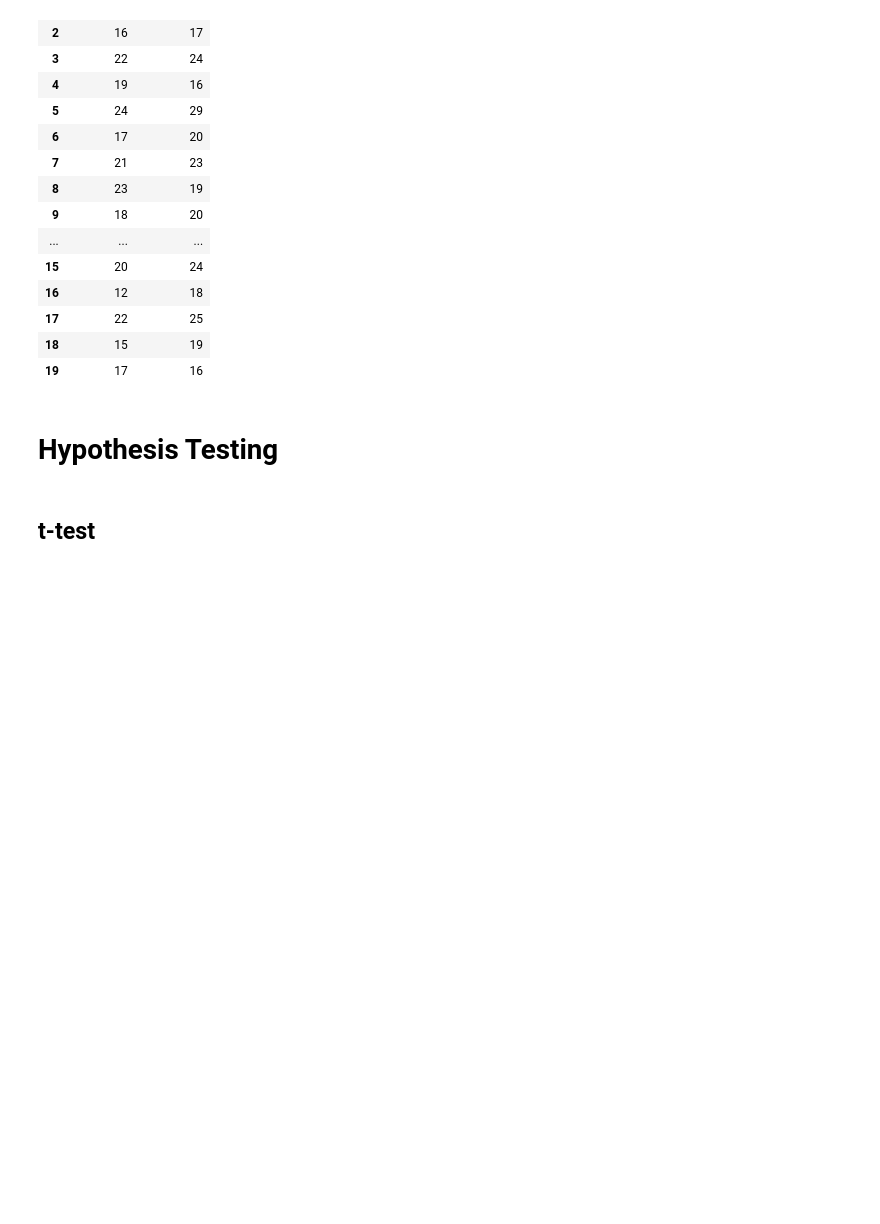
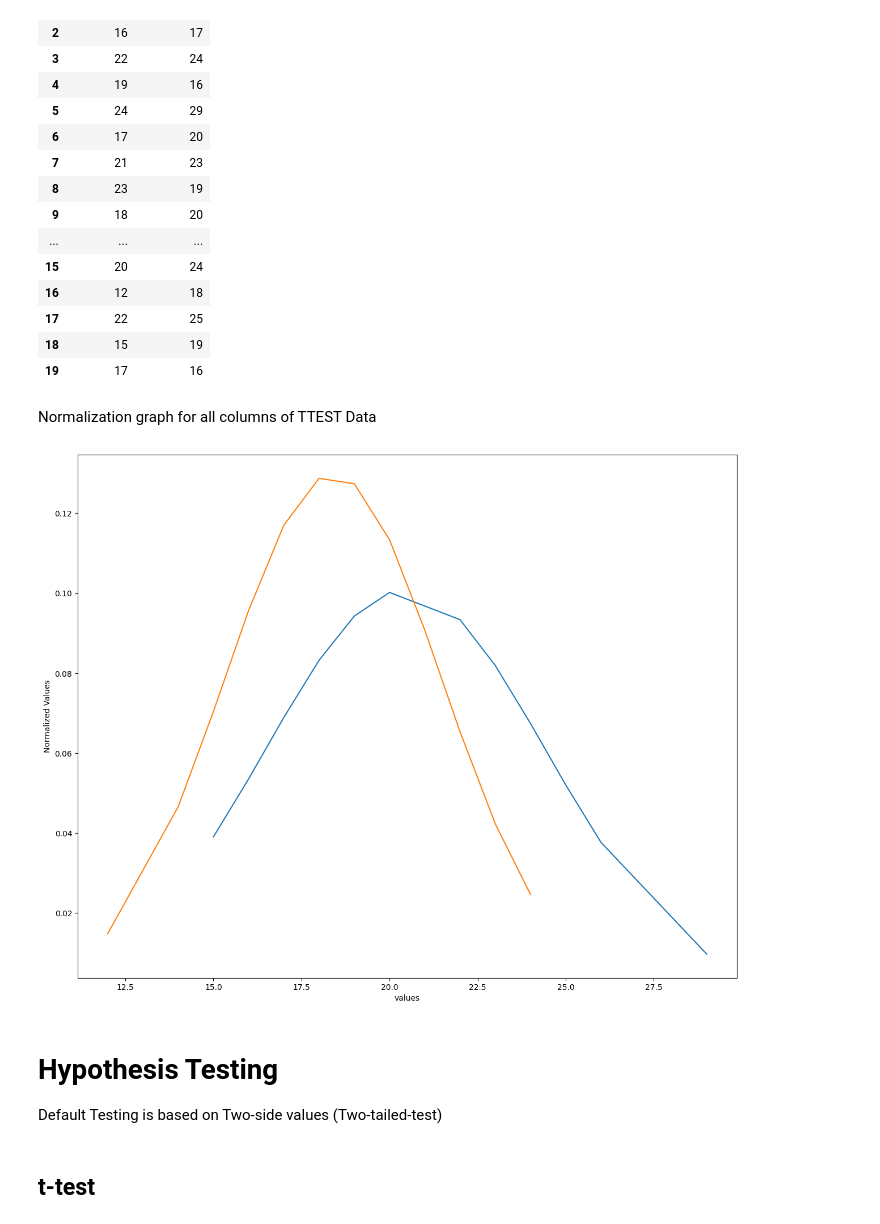
Before and after one commit to TechForEverybody/Applied_Data_Science_Practicals_Sem-8, a Jupyter notebook: Experiment-3/CS8A53_ADS_Experiment_3_ShivkumarChauhan.ipynb, the cells around one changed output. Drawn from its saved outputs; the diff is of its cells as text; code cells hidden in the pictures; blank space fills up the shorter version.

```diff
--- a/Experiment-3/CS8A53_ADS_Experiment_3_ShivkumarChauhan.ipynb
+++ b/Experiment-3/CS8A53_ADS_Experiment_3_ShivkumarChauhan.ipynb
@@ -64,7 +106,14 @@ TTEST_Data
 | 17 | 22 | 25 |
 | 18 | 15 | 19 |
 | 19 | 17 | 16 |
-# %% [markdown]
-# Hypothesis Testing
+# %% [markdown]
+Normalization graph for all columns of TTEST Data
+# %%
+normalDistributionGraphGenarator(TTEST_Data['Post_Score'],TTEST_Data['Pre_Score'])
+# %% [output]
+[figure, added]
+# %% [markdown]
+# Hypothesis Testing
+Default Testing is based on Two-side values (Two-tailed-test)
 # %% [markdown]
 ## t-test
```
Also changed, not shown: parts of 35 cells of this notebook, 4 other files.
